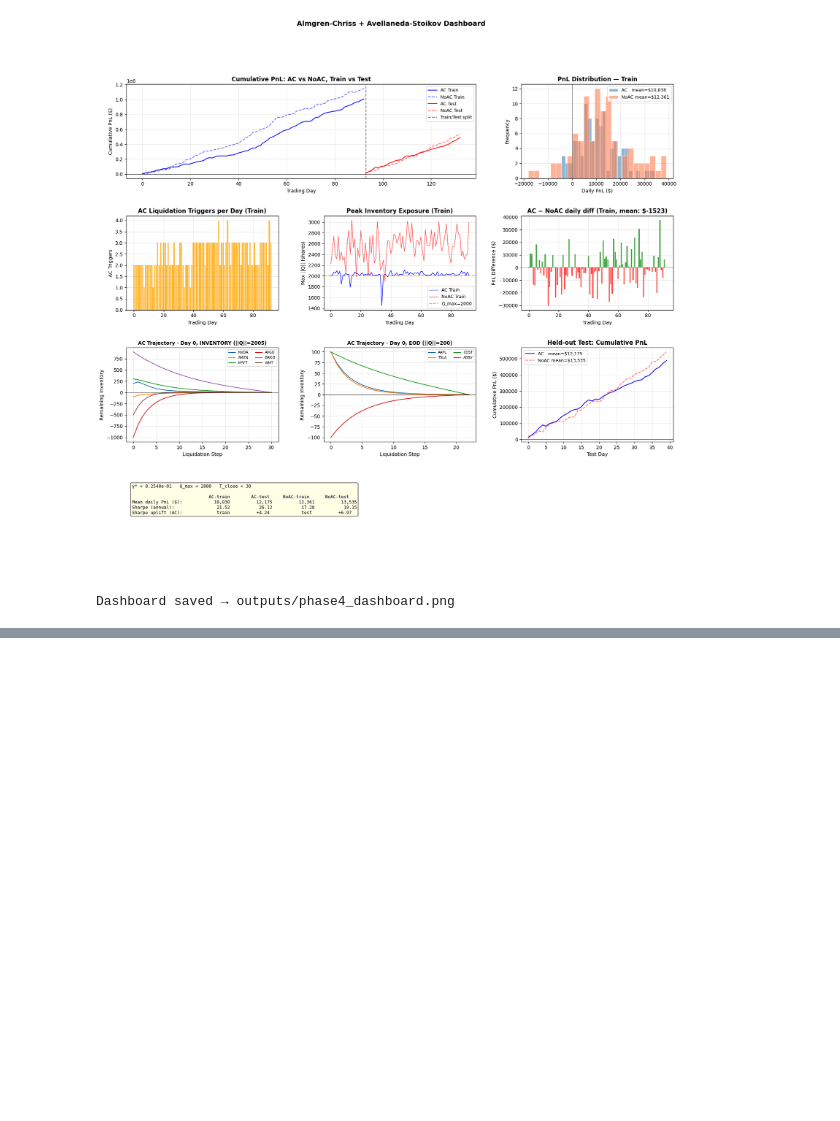
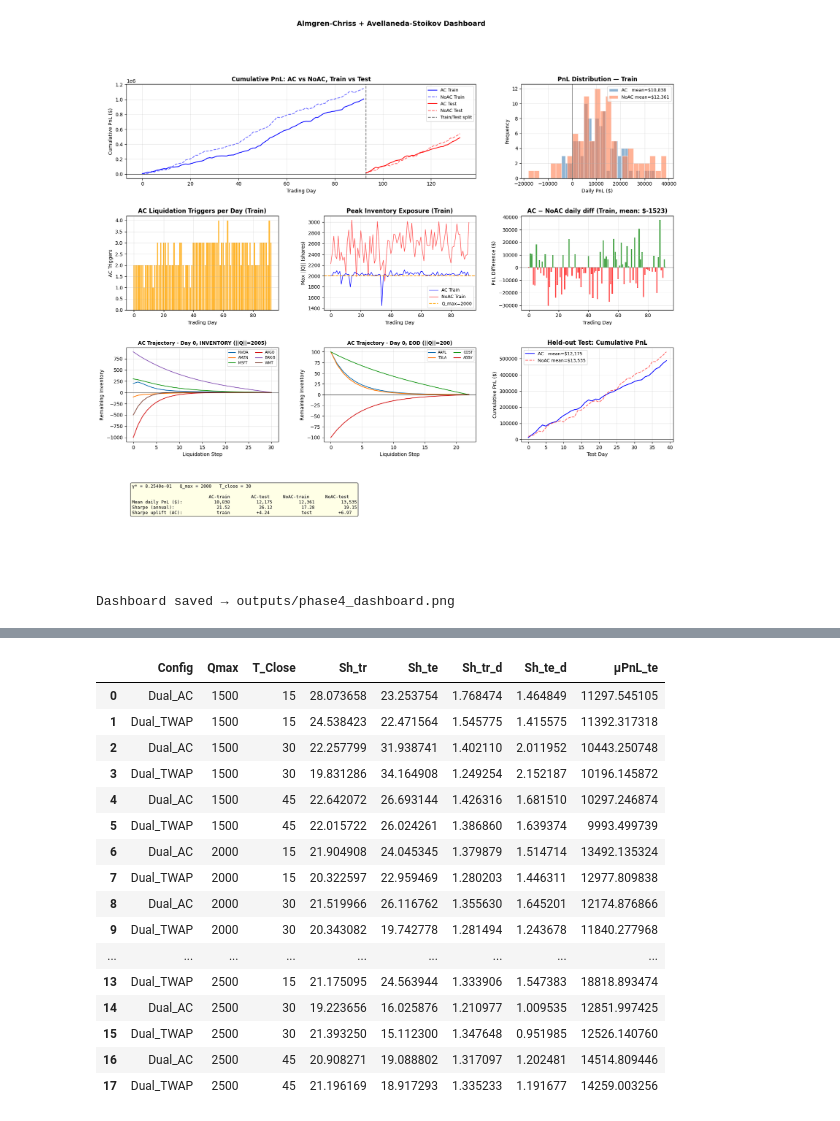
Before and after one commit to Pratvi27/ORIE-5370-Project, a Jupyter notebook: run_pipeline.ipynb, the cells around one changed output, grey strips where cells are left out. Saved outputs shown, nothing was run; the diff lists cells and outputs as text; code cells hidden in the pictures; blank space fills up the shorter version.

Commit message:
adding sensitivity analysis

```diff
--- a/run_pipeline.ipynb
+++ b/run_pipeline.ipynb
@@ -153,17 +159,6 @@ AC improvement: 83.96%
 #   Dual_AC    both triggers, AC solver
 #   Dual_TWAP  both triggers, TWAP solver (isolates AC-vs-TWAP value)
 #   EOD_TWAP   EOD only, TWAP solver
-
-import time
-
-CONFIGS = [
-    ("NoAC",            dict(ac_mode="off",      liq_solver="ac")),
-    ("EOD_AC",          dict(ac_mode="eod_only", liq_solver="ac")),
-    ("Inv_AC",          dict(ac_mode="inv_only", liq_solver="ac")),
-    ("Dual_AC",         dict(ac_mode="dual",     liq_solver="ac")),
-    ("Dual_TWAP",       dict(ac_mode="dual",     liq_solver="twap")),
-    ("EOD_TWAP",        dict(ac_mode="eod_only", liq_solver="twap")),
-]
 
 # ── Run all configs once (seed=42) ────────────────────────────────────
 ablation_results = {}
@@ -388,15 +392,14 @@ for seed in seeds:
             gamma_star, Avec, kvec, Sigma, Gamma, H_matrix, eta_vec,
             prices_all, test_day_indices, N,
             Q_max=Q_MAX_TRIGGER, T_close=T_CLOSE, seed=seed, **kwargs)
-        multiseed_results[cfg_name] = {
-            "seed": seed,
+        multiseed_results[(cfg_name, seed)] = {
             "train": res_tr, "test": res_te,
             "st_tr": compute_stats(res_tr["daily_pnl"]),
             "st_te": compute_stats(res_te["daily_pnl"]),
         }
-        print(f"  {cfg_name:<12}  {time.time()-t0:>5.0f}s  "
-            f"Sh_tr={multiseed_results[cfg_name]['st_tr']['sharpe_a']:>6.2f}  "
-            f"Sh_te={multiseed_results[cfg_name]['st_te']['sharpe_a']:>6.2f}  "
+        print(f"  {(cfg_name, seed)}  {time.time()-t0:>5.0f}s  "
+            f"Sh_tr={multiseed_results[(cfg_name, seed)]['st_tr']['sharpe_a']:>6.2f}  "
+            f"Sh_te={multiseed_results[(cfg_name, seed)]['st_te']['sharpe_a']:>6.2f}  "
             f"max||Q||_tr={res_tr['daily_inventory_norms'].mean():>5.0f}")
 # %% [output]
 Running multiseed grid...
@@ -447,0 +504,45 @@ Dual_TWAP     22.51    19.22       1.42    1.21    13,805
+# %%
+rows = []
+for cfg_name in sensitivity_analysis.keys():
+    d = sensitivity_analysis[cfg_name]
+
+    sh_tr_m = np.mean(d['st_tr']['sharpe_a'])
+    sh_te_m = np.mean(d['st_te']['sharpe_a'])
+
+    sh_tr_m_d = sh_tr_m / np.sqrt(252)
+    sh_te_m_d = sh_te_m / np.sqrt(252)
+
+    pnl_te_m = np.mean(d['st_te']['mean'])
+
+    rows.append({
+        "Config": cfg_name[0],
+        "Qmax": cfg_name[1],
+        "T_Close": cfg_name[2],
+        "Sh_tr": sh_tr_m,
+        "Sh_te": sh_te_m,
+        "Sh_tr_d": sh_tr_m_d,
+        "Sh_te_d": sh_te_m_d,
+        "μPnL_te": pnl_te_m
+    })
+
+df = pd.DataFrame(rows)
+df.to_csv("outputs/validation/sensitivity_analysis_summary.csv", index=False)
+df
+# %% [output]
+|  | Config | Qmax | T_Close | Sh_tr | Sh_te | Sh_tr_d | Sh_te_d | μPnL_te |
+| 0 | Dual_AC | 1500 | 15 | 28.073658 | 23.253754 | 1.768474 | 1.464849 | 11297.545105 |
+| 1 | Dual_TWAP | 1500 | 15 | 24.538423 | 22.471564 | 1.545775 | 1.415575 | 11392.317318 |
+| 2 | Dual_AC | 1500 | 30 | 22.257799 | 31.938741 | 1.402110 | 2.011952 | 10443.250748 |
+| 3 | Dual_TWAP | 1500 | 30 | 19.831286 | 34.164908 | 1.249254 | 2.152187 | 10196.145872 |
+| 4 | Dual_AC | 1500 | 45 | 22.642072 | 26.693144 | 1.426316 | 1.681510 | 10297.246874 |
+| 5 | Dual_TWAP | 1500 | 45 | 22.015722 | 26.024261 | 1.386860 | 1.639374 | 9993.499739 |
+| 6 | Dual_AC | 2000 | 15 | 21.904908 | 24.045345 | 1.379879 | 1.514714 | 13492.135324 |
+| 7 | Dual_TWAP | 2000 | 15 | 20.322597 | 22.959469 | 1.280203 | 1.446311 | 12977.809838 |
+| 8 | Dual_AC | 2000 | 30 | 21.519966 | 26.116762 | 1.355630 | 1.645201 | 12174.876866 |
+| 9 | Dual_TWAP | 2000 | 30 | 20.343082 | 19.742778 | 1.281494 | 1.243678 | 11840.277968 |
+| ... | ... | ... | ... | ... | ... | ... | ... | ... |
+| 13 | Dual_TWAP | 2500 | 15 | 21.175095 | 24.563944 | 1.333906 | 1.547383 | 18818.893474 |
+| 14 | Dual_AC | 2500 | 30 | 19.223656 | 16.025876 | 1.210977 | 1.009535 | 12851.997425 |
+| 15 | Dual_TWAP | 2500 | 30 | 21.393250 | 15.112300 | 1.347648 | 0.951985 | 12526.140760 |
+| 16 | Dual_AC | 2500 | 45 | 20.908271 | 19.088802 | 1.317097 | 1.202481 | 14514.809446 |
+| 17 | Dual_TWAP | 2500 | 45 | 21.196169 | 18.917293 | 1.335233 | 1.191677 | 14259.003256 |
```
Also changed, not shown: parts of 21 cells of this notebook, 7 other files.
